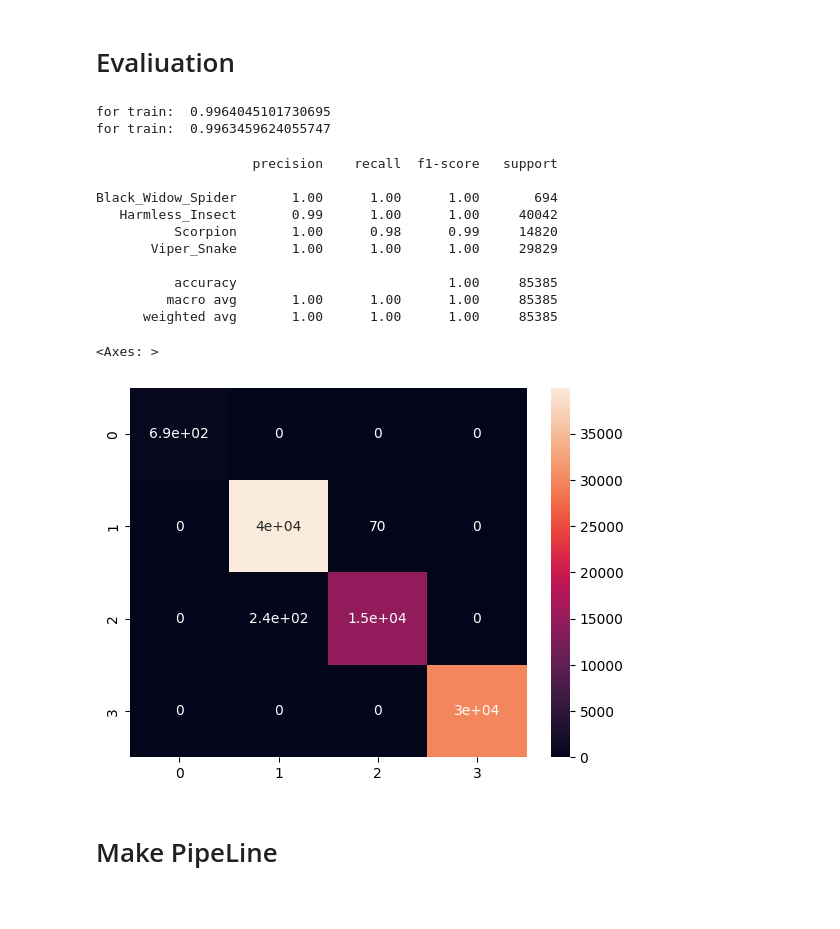
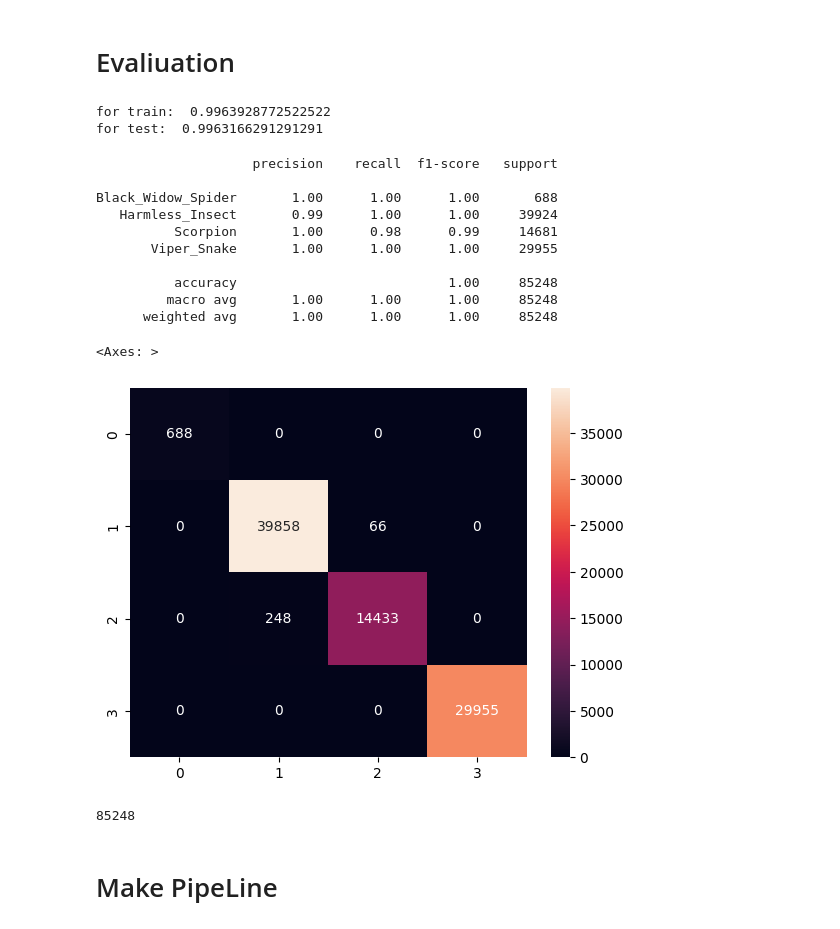
Before and after one commit to arashKhanDeveloper/ML-SVM-Venom-Source-Prediction, a Jupyter notebook: notebook.ipynb, the cells around one changed output. Saved outputs shown, nothing was run; the diff lists cells and outputs as text; code cells hidden in the pictures.

```diff
--- a/notebook.ipynb
+++ b/notebook.ipynb
@@ -276,5 +276,7 @@ df
 # %%
 df["Local_Swelling"] = df["Local_Swelling"].fillna("Unknown")
+# %%
+df = df.drop("Muscle_Paralysis_Present", axis=1)
 # %% [markdown]
 <h1>Train Test Split</h1>
 # %%
@@ -439,28 +439,32 @@ pre_test = classifier.predict(X_test)
 pre_train = classifier.predict(X_train)
 # %%
 print("for train: ", accuracy_score(y_train, pre_train))
-print("for train: ", accuracy_score(y_test, pre_test))
+print("for test: ", accuracy_score(y_test, pre_test))
 # %% [output]
-for train:  0.9964045101730695
-for train:  0.9963459624055747
+for train:  0.9963928772522522
+for test:  0.9963166291291291
 # %%
 print(classification_report(y_test, pre_test))
 # %% [output]
                     precision    recall  f1-score   support
 
-Black_Widow_Spider       1.00      1.00      1.00       694
-   Harmless_Insect       0.99      1.00      1.00     40042
-          Scorpion       1.00      0.98      0.99     14820
-       Viper_Snake       1.00      1.00      1.00     29829
+Black_Widow_Spider       1.00      1.00      1.00       688
+   Harmless_Insect       0.99      1.00      1.00     39924
+          Scorpion       1.00      0.98      0.99     14681
+       Viper_Snake       1.00      1.00      1.00     29955
 
-          accuracy                           1.00     85385
-         macro avg       1.00      1.00      1.00     85385
-      weighted avg       1.00      1.00      1.00     85385
+          accuracy                           1.00     85248
+         macro avg       1.00      1.00      1.00     85248
+      weighted avg       1.00      1.00      1.00     85248
 # %%
-sns.heatmap(confusion_matrix(y_test, pre_test), annot=True)
+sns.heatmap(confusion_matrix(y_test, pre_test, ), annot=True, fmt="d")
 # %% [output]
 <Axes: >
-[figure, old version]
+[figure, new version]
+# %%
+len(y_test)
+# %% [output]
+85248
 # %% [markdown]
 <h1>Make PipeLine</h1>
 # %%
```
Also changed, not shown: parts of 10 cells of this notebook, 7 other files.
